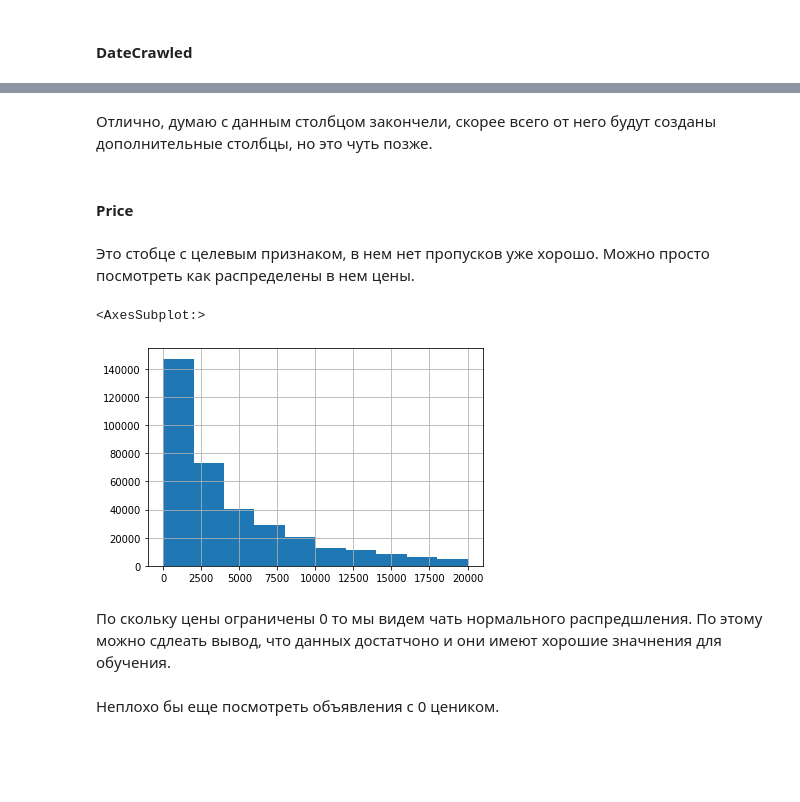
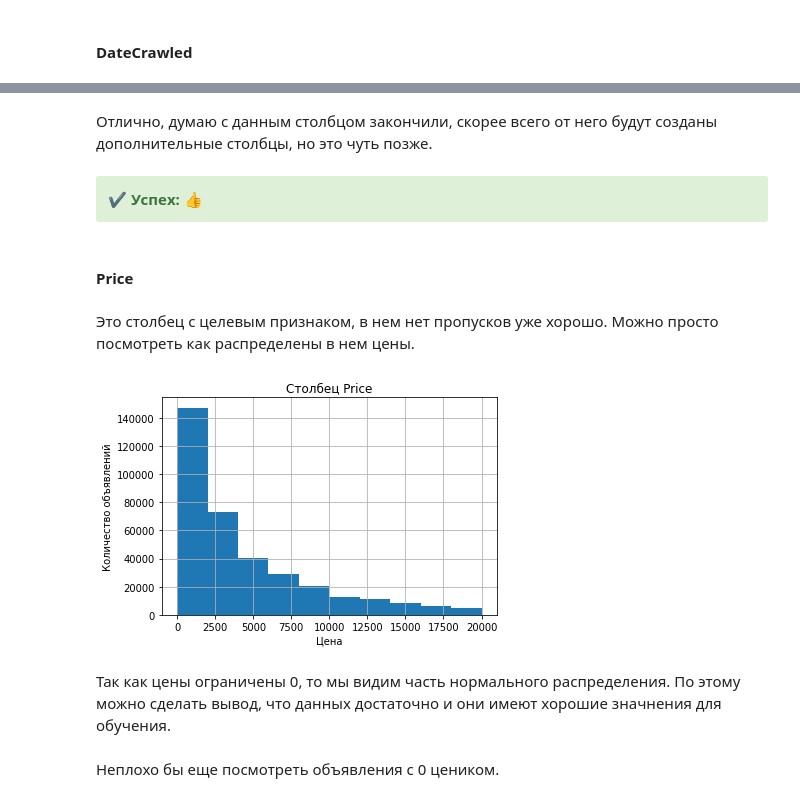
Before and after one commit to Rook-Black/Practicum, a Jupyter notebook: Car_market/3dd271fb-0f56-486d-8388-7eeaba5c2190.ipynb, the cells around one changed output, grey strips where cells are left out. Saved outputs shown, nothing was run; the diff lists cells and outputs as text; code cells hidden in the pictures; blank space fills up the shorter version.

```diff
--- a/Car_market/3dd271fb-0f56-486d-8388-7eeaba5c2190.ipynb
+++ b/Car_market/3dd271fb-0f56-486d-8388-7eeaba5c2190.ipynb
@@ -187,17 +255,24 @@ df['DateCrawled'].sample(5)
 Name: DateCrawled, dtype: datetime64[ns]
 # %% [markdown]
-Отлично, думаю с данным столбцом закончели, скорее всего от него будут созданы дополнительные столбцы, но это чуть позже.
+Отлично, думаю с данным столбцом закончили, скорее всего от него будут созданы дополнительные столбцы, но это чуть позже.
+# %% [markdown]
+<div class="alert alert-block alert-success">
+<b>✔️ Успех:</b> 👍
+</div>
 # %% [markdown]
 #### Price
 # %% [markdown]
-Это стобце с целевым признаком, в нем нет пропусков уже хорошо. Можно просто посмотреть как распределены в нем цены.
+Это столбец с целевым признаком, в нем нет пропусков уже хорошо. Можно просто посмотреть как распределены в нем цены.
-# %%
-df['Price'].hist()
-# %% [output]
-<AxesSubplot:>
-[figure, removed]
+# %%
+plt.xlabel("Цена")
+plt.ylabel("Количество объявлений")
+plt.title("Столбец Price")
+df['Price'].hist()
+plt.show()
+# %% [output]
+[figure, added]
 # %% [markdown]
-По скольку цены ограничены 0 то мы видем чать нормального распредшления. По этому можно сдлеать вывод, что данных достатчоно и они имеют хорошие значнения для обучения.
+Так как цены ограничены 0, то мы видим часть нормального распределения. По этому можно сделать вывод, что данных достаточно и они имеют хорошие значнения для обучения.
 # %% [markdown]
 Неплохо бы еще посмотреть объявления с 0 цеником.
 # %%
```
Also changed, not shown: parts of 180 cells of this notebook, 1 other file.
